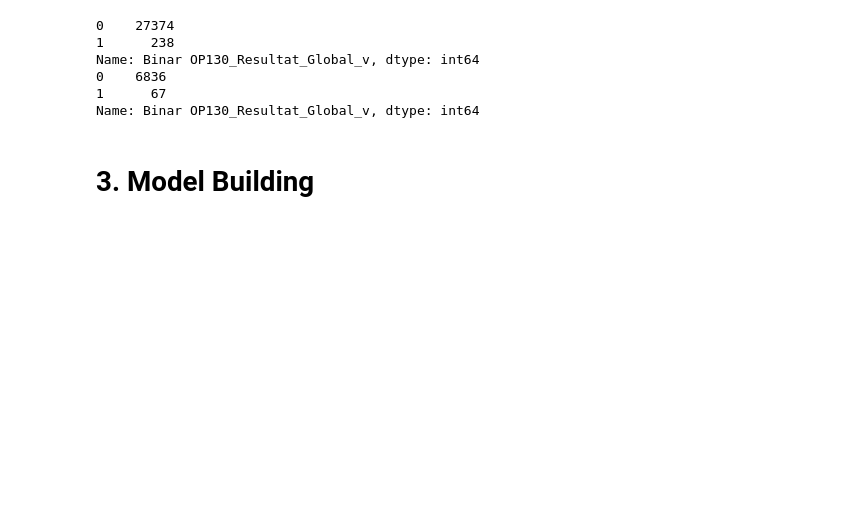
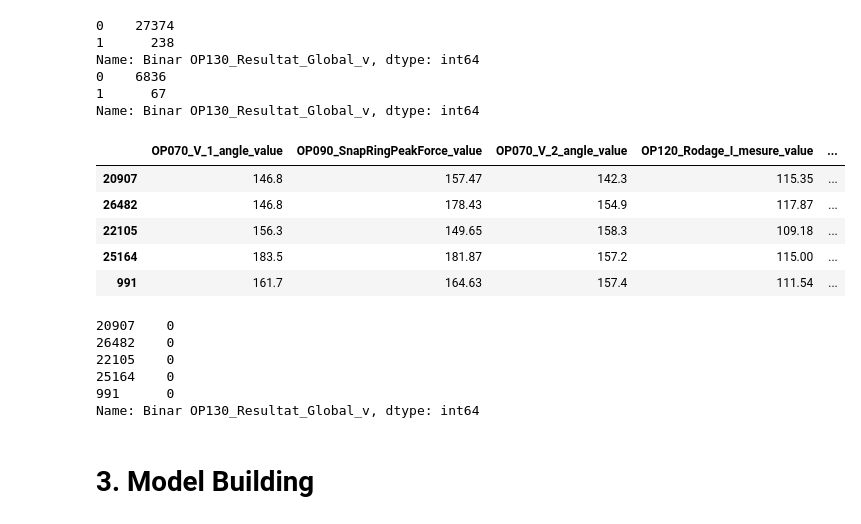
Before and after one commit to scpkobayashi/ChallengeDataEns2020, a Jupyter notebook: Valeo/Valeo_Model_Building.ipynb, the cells around one changed output. Saved outputs shown, nothing was run; the diff lists cells and outputs as text; code cells hidden in the pictures; blank space fills up the shorter version.

```diff
--- a/Valeo/Valeo_Model_Building.ipynb
+++ b/Valeo/Valeo_Model_Building.ipynb
@@ -77,5 +162,23 @@ Name: Binar OP130_Resultat_Global_v, dtype: int64
 0    6836
 1      67
 Name: Binar OP130_Resultat_Global_v, dtype: int64
+# %%
+X_train.head()
+# %% [output]
+|  | OP070_V_1_angle_value | OP090_SnapRingPeakForce_value | OP070_V_2_angle_value | OP120_Rodage_I_mesure_value | ... |
+| 20907 | 146.8 | 157.47 | 142.3 | 115.35 | ... |
+| 26482 | 146.8 | 178.43 | 154.9 | 117.87 | ... |
+| 22105 | 156.3 | 149.65 | 158.3 | 109.18 | ... |
+| 25164 | 183.5 | 181.87 | 157.2 | 115.00 | ... |
+| 991 | 161.7 | 164.63 | 157.4 | 111.54 | ... |
+# %%
+y_train.head()
+# %% [output]
+20907    0
+26482    0
+22105    0
+25164    0
+991      0
+Name: Binar OP130_Resultat_Global_v, dtype: int64
 # %% [markdown]
 # 3. Model Building
```
Also changed, not shown: parts of 24 cells of this notebook.
